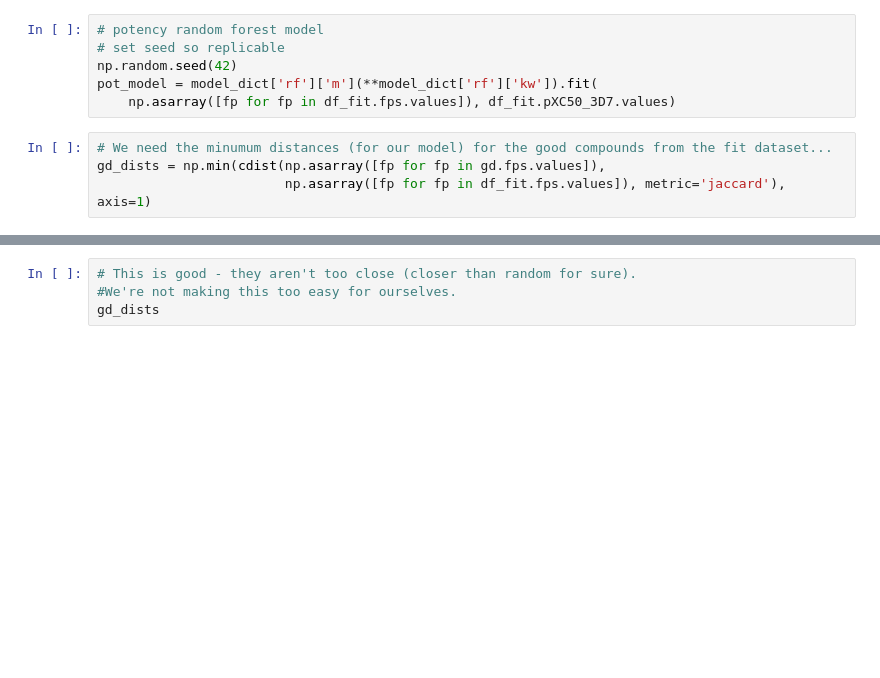
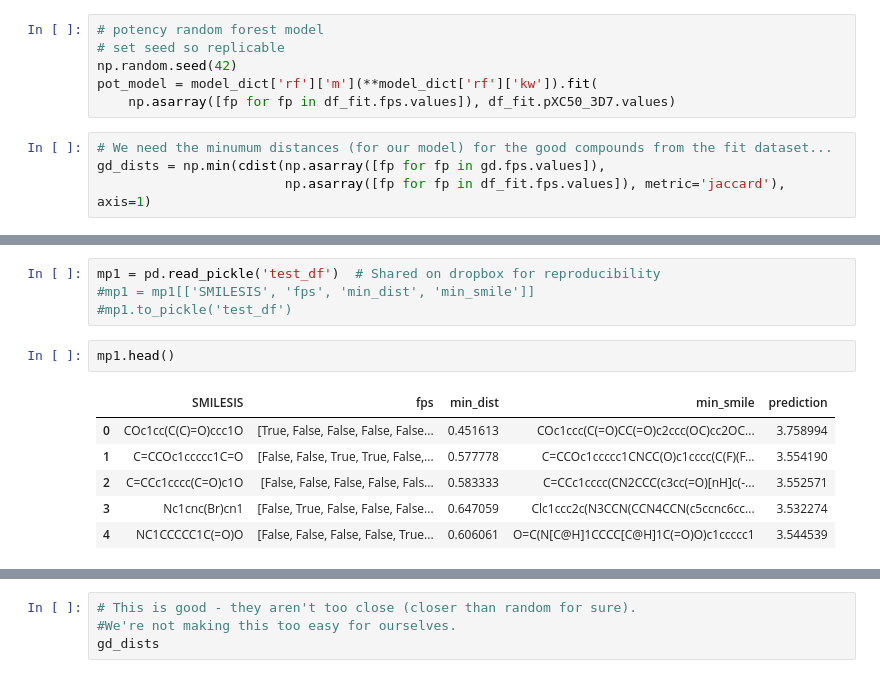
Before and after one commit to owatson/PenalizedPrediction, a Jupyter notebook: MalariaPaper.ipynb, the cells around one changed output, grey strips where cells are left out. Saved outputs shown, nothing was run; the diff lists cells and outputs as text; blank space fills up the shorter version.

```diff
--- a/MalariaPaper.ipynb
+++ b/MalariaPaper.ipynb
@@ -929,0 +968,13 @@ gd_dists = np.min(cdist(np.asarray([fp for fp in gd.fps.values]),
+# %%
+mp1 = pd.read_pickle('test_df')  # Shared on dropbox for reproducibility
+#mp1 = mp1[['SMILESIS', 'fps', 'min_dist', 'min_smile']]
+#mp1.to_pickle('test_df')
+# %%
+mp1.head()
+# %% [output]
+|  | SMILESIS | fps | min_dist | min_smile | prediction |
+| 0 | COc1cc(C(C)=O)ccc1O | [True, False, False, False, False... | 0.451613 | COc1ccc(C(=O)CC(=O)c2ccc(OC)cc2OC... | 3.758994 |
+| 1 | C=CCOc1ccccc1C=O | [False, False, True, True, False,... | 0.577778 | C=CCOc1ccccc1CNCC(O)c1cccc(C(F)(F... | 3.554190 |
+| 2 | C=CCc1cccc(C=O)c1O | [False, False, False, False, Fals... | 0.583333 | C=CCc1cccc(CN2CCC(c3cc(=O)[nH]c(-... | 3.552571 |
+| 3 | Nc1cnc(Br)cn1 | [False, True, False, False, False... | 0.647059 | Clc1ccc2c(N3CCN(CCN4CCN(c5ccnc6cc... | 3.532274 |
+| 4 | NC1CCCCC1C(=O)O | [False, False, False, False, True... | 0.606061 | O=C(N[C@H]1CCCC[C@H]1C(=O)O)c1ccccc1 | 3.544539 |
```
Also changed, not shown: parts of 81 cells of this notebook.
